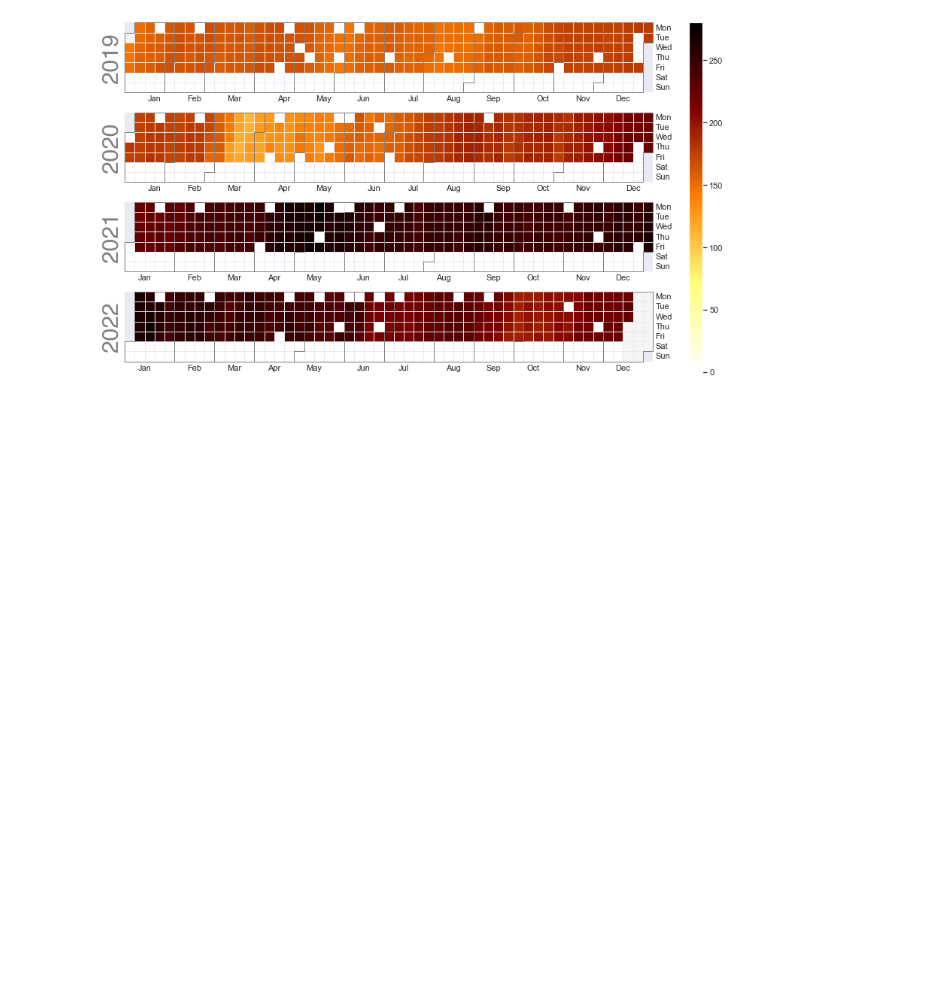
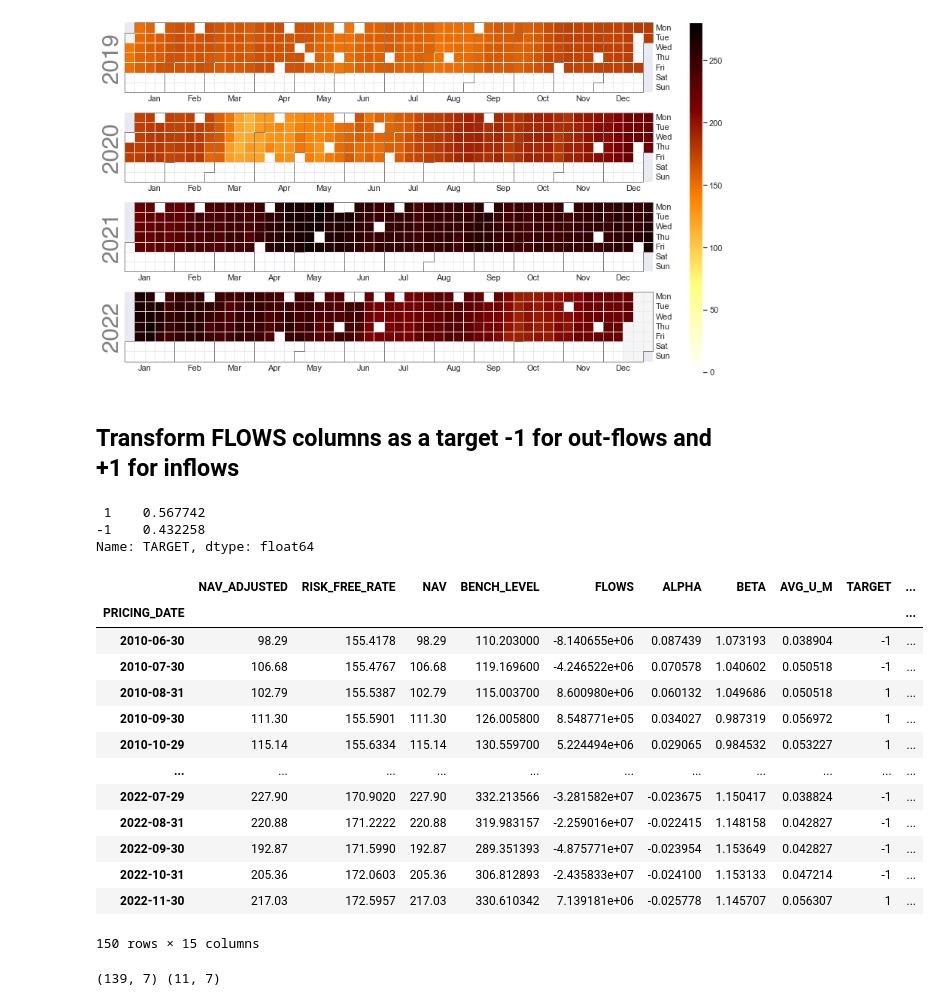
Before and after one commit to resquator/ts-flows-predictor, a Jupyter notebook: explore_data.ipynb, the cells around one changed output. Saved outputs shown, nothing was run; the diff lists cells and outputs as text; code cells hidden in the pictures; blank space fills up the shorter version.

```diff
--- a/explore_data.ipynb
+++ b/explore_data.ipynb
@@ -233,3 +242,45 @@ calplot.calplot(nav.loc['2019':].NAV, cmap='afmhot_r')
 plt.show();
 # %% [output]
 [figure]
+# %% [markdown]
+## Transform FLOWS columns as a target -1 for out-flows and +1 for inflows
+# %%
+df['TARGET'] = np.where(df['FLOWS']<0,-1,+1)
+df.TARGET.value_counts(normalize=True)
+# %% [output]
+ 1    0.567742
+-1    0.432258
+Name: TARGET, dtype: float64
+# %%
+df['A1']=df.ALPHA.shift(1)
+df['A2']=df.ALPHA.shift(2)
+df['A3']=df.ALPHA.shift(3)
+df['B1']=df.BETA.shift(1)
+df['B2']=df.BETA.shift(2)
+df['B3']=df.BETA.shift(3)
+
+df.dropna()
+# %% [output]
+|  | NAV_ADJUSTED | RISK_FREE_RATE | NAV | BENCH_LEVEL | FLOWS | ALPHA | BETA | AVG_U_M | TARGET | ... |
+| PRICING_DATE |  |  |  |  |  |  |  |  |  | ... |
+| 2010-06-30 | 98.29 | 155.4178 | 98.29 | 110.203000 | -8.140655e+06 | 0.087439 | 1.073193 | 0.038904 | -1 | ... |
+| 2010-07-30 | 106.68 | 155.4767 | 106.68 | 119.169600 | -4.246522e+06 | 0.070578 | 1.040602 | 0.050518 | -1 | ... |
+| 2010-08-31 | 102.79 | 155.5387 | 102.79 | 115.003700 | 8.600980e+06 | 0.060132 | 1.049686 | 0.050518 | 1 | ... |
+| 2010-09-30 | 111.30 | 155.5901 | 111.30 | 126.005800 | 8.548771e+05 | 0.034027 | 0.987319 | 0.056972 | 1 | ... |
+| 2010-10-29 | 115.14 | 155.6334 | 115.14 | 130.559700 | 5.224494e+06 | 0.029065 | 0.984532 | 0.053227 | 1 | ... |
+| ... | ... | ... | ... | ... | ... | ... | ... | ... | ... | ... |
+| 2022-07-29 | 227.90 | 170.9020 | 227.90 | 332.213566 | -3.281582e+07 | -0.023675 | 1.150417 | 0.038824 | -1 | ... |
+| 2022-08-31 | 220.88 | 171.2222 | 220.88 | 319.983157 | -2.259016e+07 | -0.022415 | 1.148158 | 0.042827 | -1 | ... |
+| 2022-09-30 | 192.87 | 171.5990 | 192.87 | 289.351393 | -4.875771e+07 | -0.023954 | 1.153649 | 0.042827 | -1 | ... |
+| 2022-10-31 | 205.36 | 172.0603 | 205.36 | 306.812893 | -2.435833e+07 | -0.024100 | 1.153133 | 0.047214 | -1 | ... |
+| 2022-11-30 | 217.03 | 172.5957 | 217.03 | 330.610342 | 7.139181e+06 | -0.025778 | 1.145707 | 0.056307 | 1 | ... |
+150 rows × 15 columns
+# %%
+cols=['A1','A2','A3','B1','B2','B3','TARGET']
+train = df[cols].dropna().copy()
+train_set=train.loc['2000':'2021']
+test_set=train.loc['2022']
+
+print(train_set.shape, test_set.shape)
+# %% [output]
+(139, 7) (11, 7)
```
Also changed, not shown: parts of 1 cell of this notebook.
